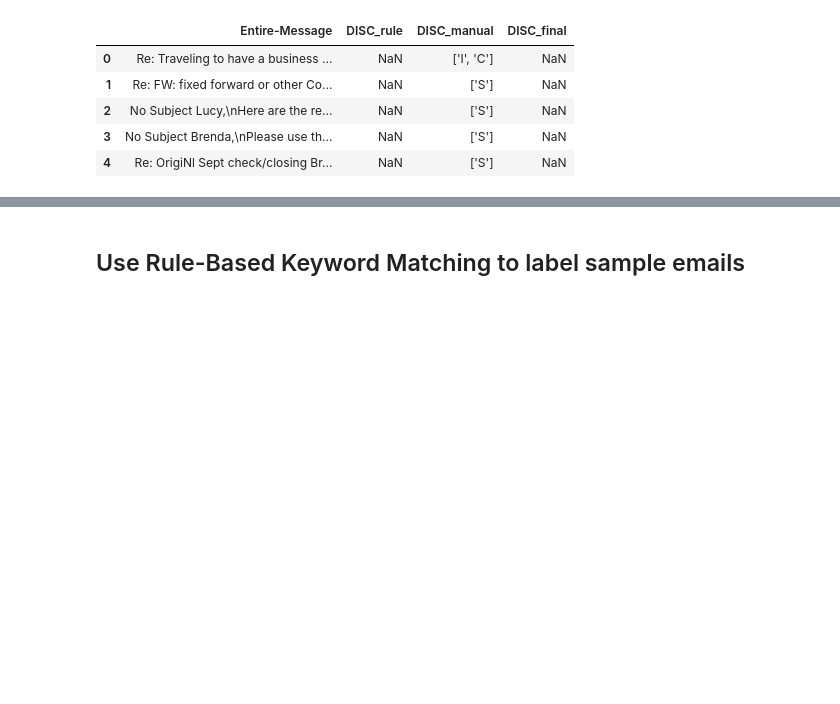
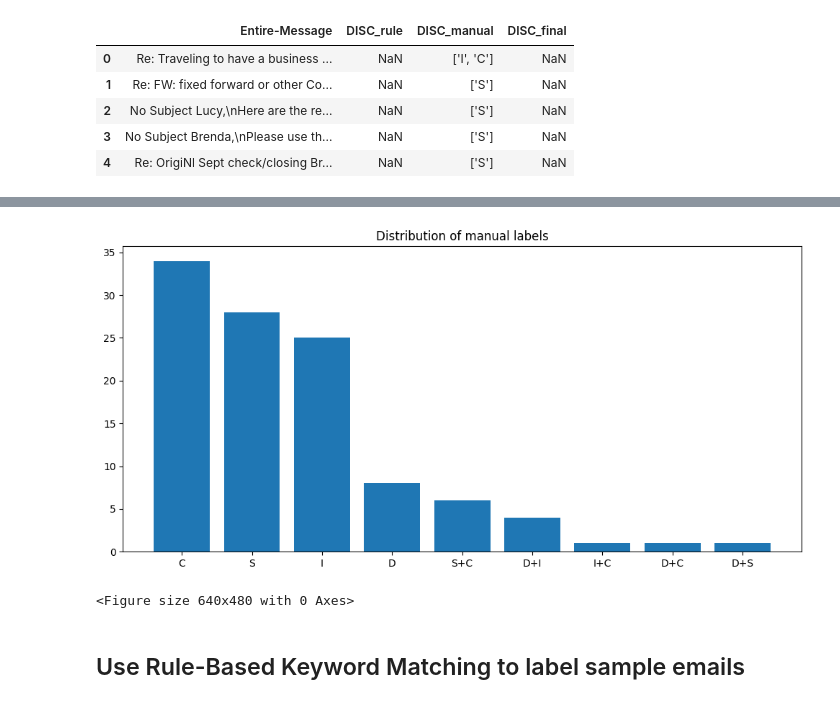
Before and after one commit to pkdc/disc-predictor-for-business, a Jupyter notebook: notebooks/04_data_preprocess.ipynb, the cells around one changed output, grey strips where cells are left out. Drawn from its saved outputs; the diff is of its cells as text; code cells hidden in the pictures; blank space fills up the shorter version.

Commit message:
plotted manual labels dist

```diff
--- a/notebooks/04_data_preprocess.ipynb
+++ b/notebooks/04_data_preprocess.ipynb
@@ -71,3 +72,11 @@ emails_df_disc_label.head()
 | 2 | No Subject Lucy,\nHere are the re... | NaN | ['S'] | NaN |
 | 3 | No Subject Brenda,\nPlease use th... | NaN | ['S'] | NaN |
 | 4 | Re: OrigiNl Sept check/closing Br... | NaN | ['S'] | NaN |
+# %%
+emails_df_disc_label['DISC_manual'] = emails_df_disc_label['DISC_manual'].apply(lambda x: ast.literal_eval(x) if isinstance(x, str) and x.startswith('[') else [])
+# %%
+# emails_df_disc_label[emails_df_disc_label['DISC_manual'].apply(lambda x: print(type(x)))]
+emails_df_disc_label_no_empty = emails_df_disc_label[emails_df_disc_label['DISC_manual'].apply(lambda x: len(x) > 0)]
+emails_df_disc_label_no_empty['DISC_manual'].value_counts()
+manual_labels = emails_df_disc_label_no_empty['DISC_manual'].value_counts()
+manual_labels
@@ -74,3 +95,23 @@ emails_df_disc_label.head()
+# %%
+manual_labels_tuples = emails_df_disc_label_no_empty['DISC_manual'].apply(lambda x: tuple(x) if isinstance(x, list) else ())
+manual_labels_count = manual_labels_tuples.value_counts()
+
+x_manual_labels = manual_labels_count.index.map(lambda x: 'Unlabelled' if isinstance(x, tuple) and len(x) == 0
+                                 else '+'.join(x) if isinstance(x, tuple)
+                                else str(x))
+
+
+fig, ax = plt.subplots(figsize=(10,5))
+
+ax.bar(x_manual_labels, manual_labels_count.values)
+ax.set_title('Distribution of manual labels')
+plt.tight_layout()
+plt.show()
+
+plt.savefig('../figures/04_manual_labelled_emails_distribution.png')
+# %% [output]
+[figure, added]
+<Figure size 640x480 with 0 Axes>
 # %%
 emails_df_disc_label.to_csv('../data/03_cleaned_email_msg.csv', index=False)
 # %% [markdown]
```
Also changed, not shown: parts of 3 cells of this notebook, 4 other files.
